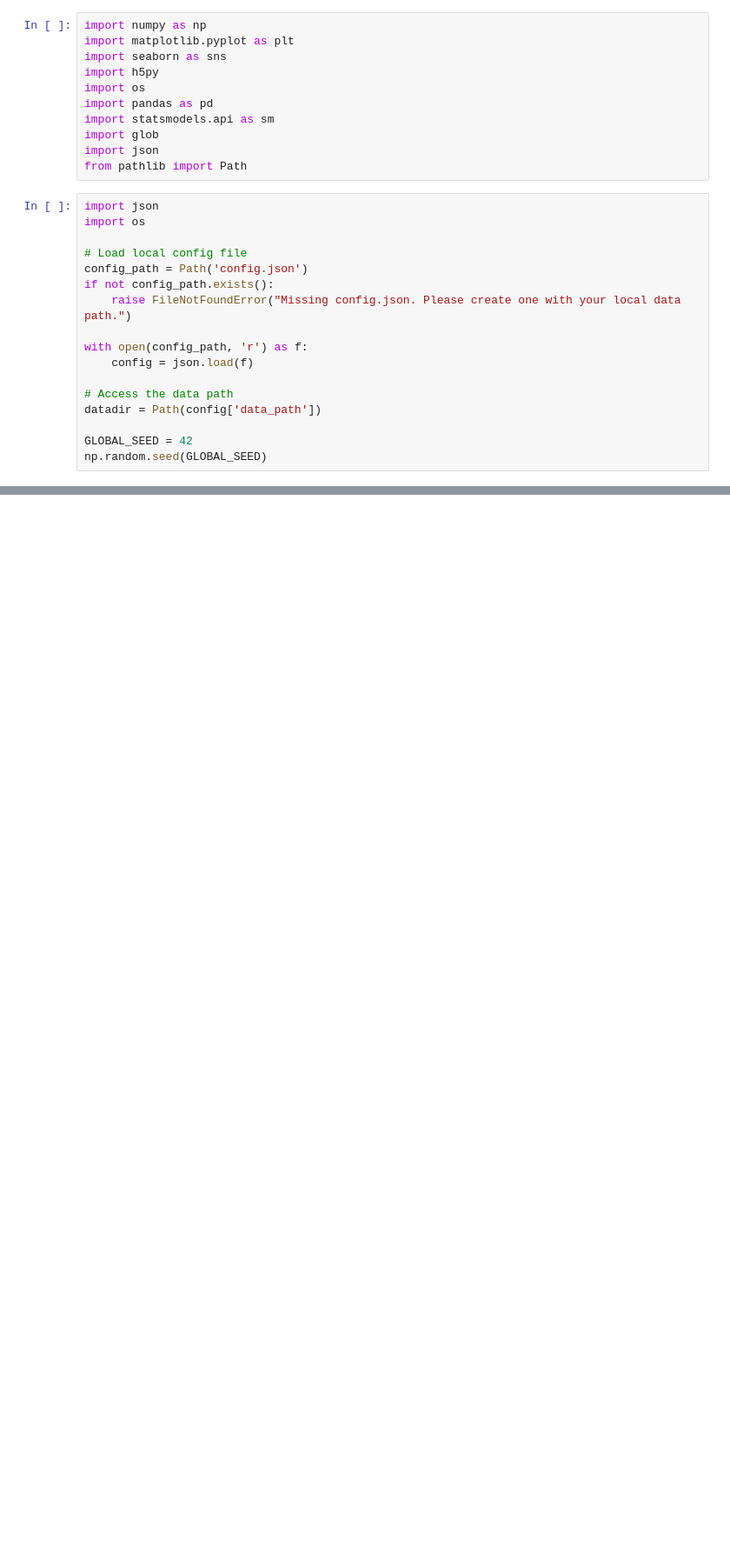
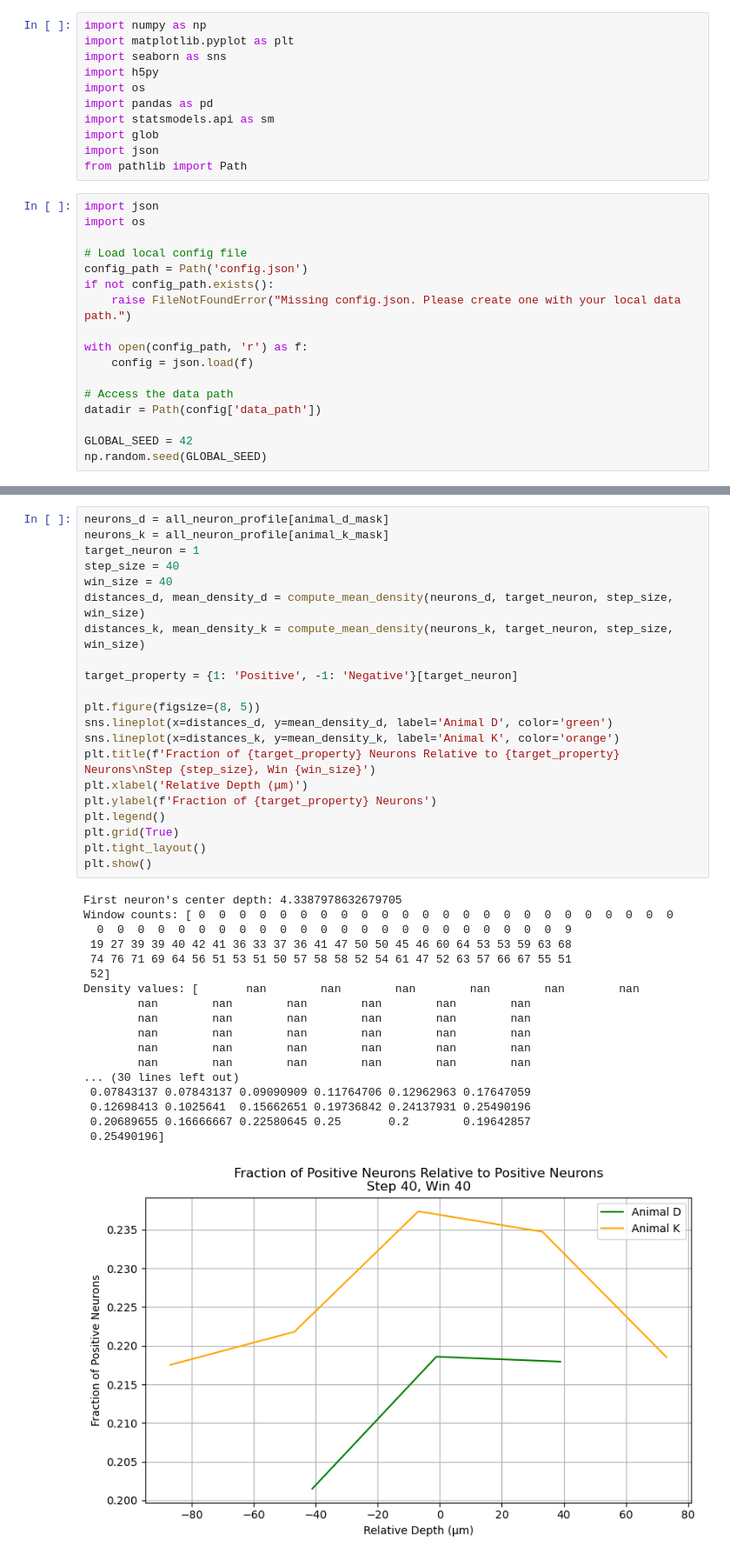
Before and after one commit to Yang2hang/Elston_lab, a Jupyter notebook: neuron_centric_density.ipynb, the cells around one changed output, grey strips where cells are left out. Shown at 87% size. Drawn from its saved outputs; the diff is of its cells as text; blank space fills up the shorter version.

```diff
--- a/neuron_centric_density.ipynb
+++ b/neuron_centric_density.ipynb
@@ -293,0 +490,40 @@ plot_neuron_centric_density(all_neuron_profile, tarkget_neurons=-1, reference_fi
+# %%
+neurons_d = all_neuron_profile[animal_d_mask]
+neurons_k = all_neuron_profile[animal_k_mask]
+target_neuron = 1
+step_size = 40
+win_size = 40
+distances_d, mean_density_d = compute_mean_density(neurons_d, target_neuron, step_size, win_size)
+distances_k, mean_density_k = compute_mean_density(neurons_k, target_neuron, step_size, win_size)
+
+target_property = {1: 'Positive', -1: 'Negative'}[target_neuron]
+
+plt.figure(figsize=(8, 5))
+sns.lineplot(x=distances_d, y=mean_density_d, label='Animal D', color='green')
+sns.lineplot(x=distances_k, y=mean_density_k, label='Animal K', color='orange')
+plt.title(f'Fraction of {target_property} Neurons Relative to {target_property} Neurons\nStep {step_size}, Win {win_size}')
+plt.xlabel('Relative Depth (μm)')
+plt.ylabel(f'Fraction of {target_property} Neurons')
+plt.legend()
+plt.grid(True)
+plt.tight_layout()
+plt.show()
+# %% [output]
+First neuron's center depth: 4.3387978632679705
+Window counts: [ 0  0  0  0  0  0  0  0  0  0  0  0  0  0  0  0  0  0  0  0  0  0  0  0
+  0  0  0  0  0  0  0  0  0  0  0  0  0  0  0  0  0  0  0  0  0  0  0  9
+ 19 27 39 39 40 42 41 36 33 37 36 41 47 50 50 45 46 60 64 53 53 59 63 68
+ 74 76 71 69 64 56 51 53 51 50 57 58 58 52 54 61 47 52 63 57 66 67 55 51
+ 52]
+Density values: [       nan        nan        nan        nan        nan        nan
+        nan        nan        nan        nan        nan        nan
+        nan        nan        nan        nan        nan        nan
+        nan        nan        nan        nan        nan        nan
+        nan        nan        nan        nan        nan        nan
+        nan        nan        nan        nan        nan        nan
+... (30 lines left out)
+ 0.07843137 0.07843137 0.09090909 0.11764706 0.12962963 0.17647059
+ 0.12698413 0.1025641  0.15662651 0.19736842 0.24137931 0.25490196
+ 0.20689655 0.16666667 0.22580645 0.25       0.2        0.19642857
+ 0.25490196]
+[figure, added]
```
Also changed, not shown: parts of 12 cells of this notebook.
